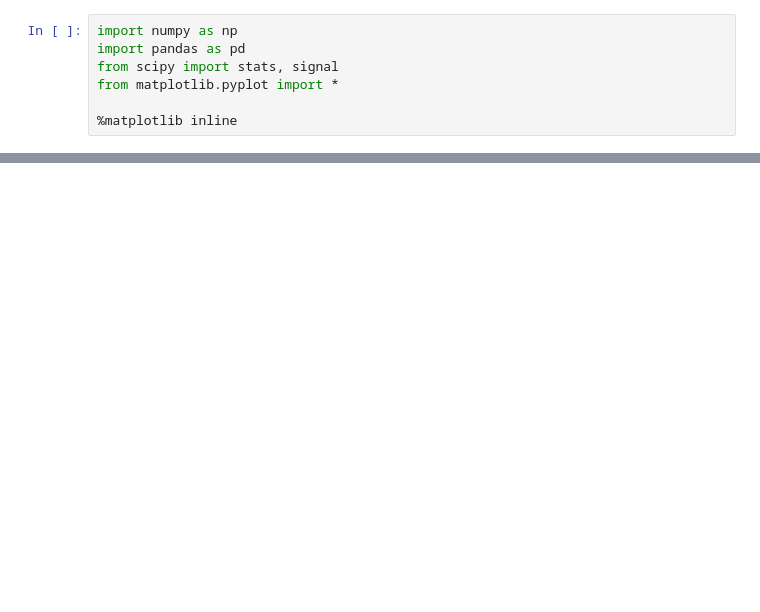
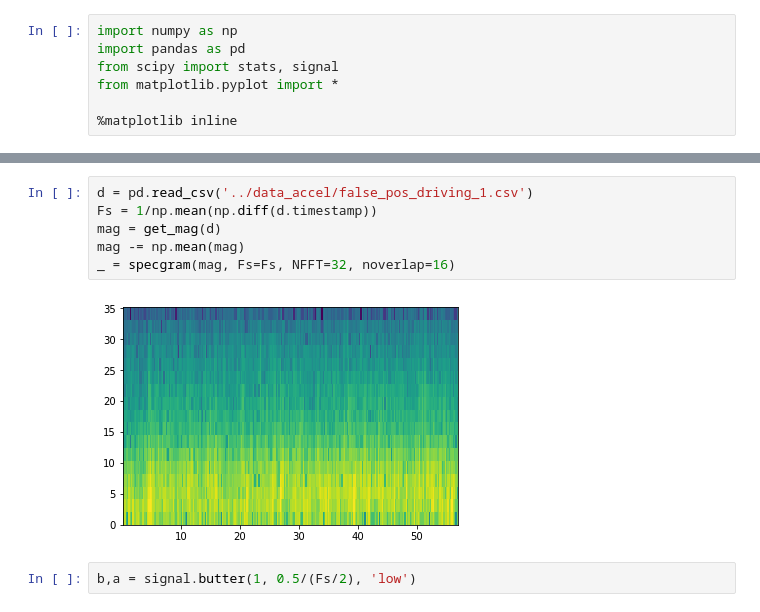
Before and after one commit to tomasero/robowen, a Jupyter notebook: collection/analysis/check_accel.ipynb, the cells around one changed output, grey strips where cells are left out. Cells and saved outputs as stored; diff of their text form; blank space fills up the shorter version.

```diff
--- a/collection/analysis/check_accel.ipynb
+++ b/collection/analysis/check_accel.ipynb
@@ -39,3 +46,13 @@ sample rate 260.316666667
+# %%
+d = pd.read_csv('../data_accel/false_pos_driving_1.csv')
+Fs = 1/np.mean(np.diff(d.timestamp))
+mag = get_mag(d)
+mag -= np.mean(mag)
+_ = specgram(mag, Fs=Fs, NFFT=32, noverlap=16)
+# %% [output]
+[figure, added]
+# %%
+b,a = signal.butter(1, 0.5/(Fs/2), 'low')
 # %%
 d = pd.read_csv('../data_accel/accurate_belly_3.csv')
 mag = get_mag(d)
```
Also changed, not shown: parts of 5 cells of this notebook, 1 other file.
